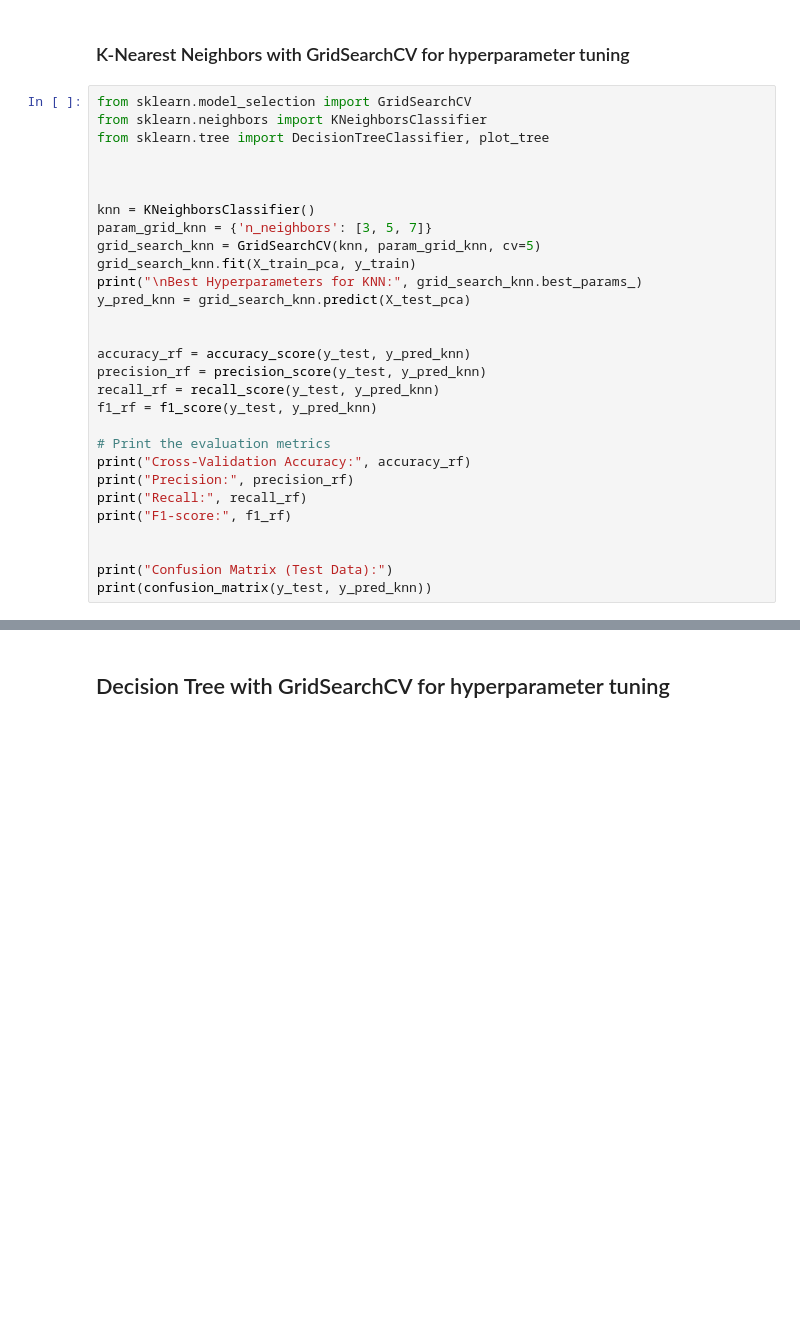
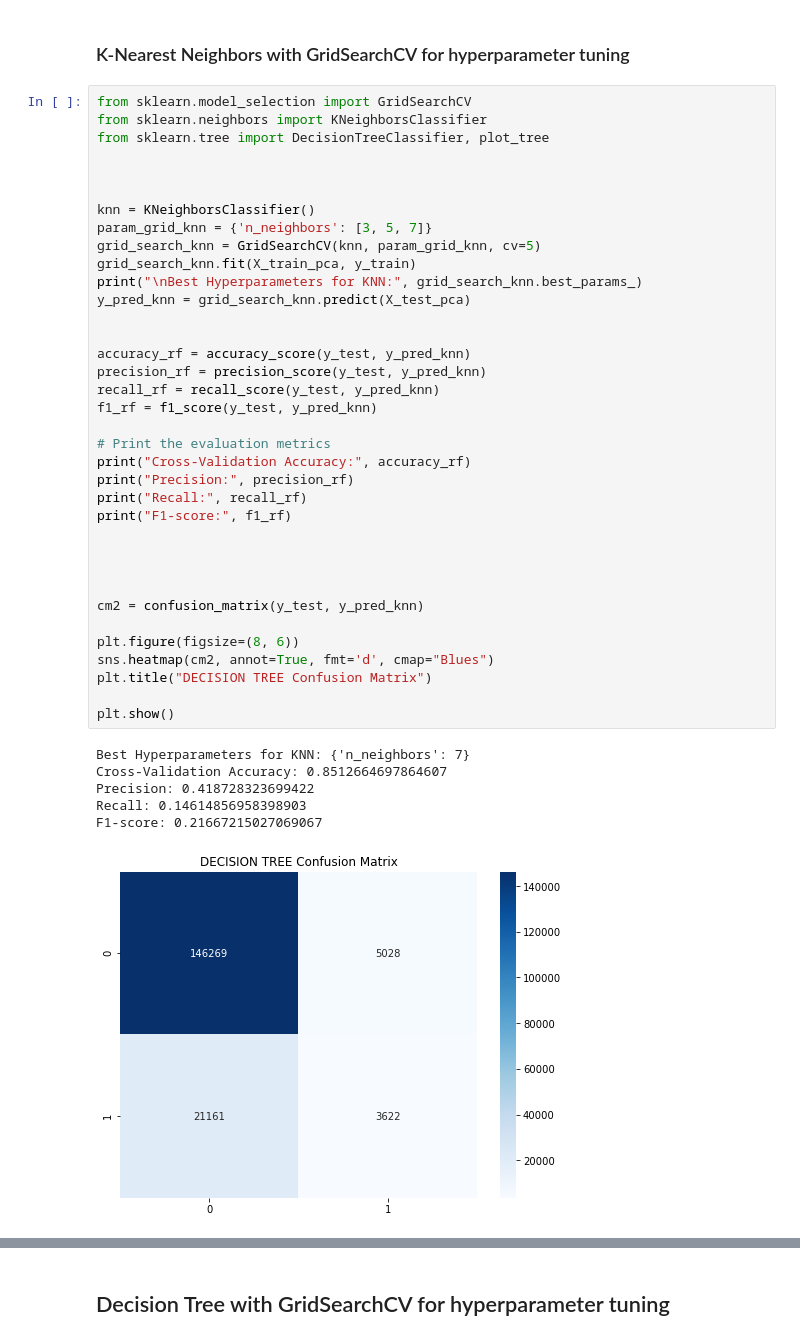
Before and after one commit to Cynthia-Njambi/City-of-Chicago-Traffic-Crashes-Project, a Jupyter notebook: groups/aggrey.ipynb, the cells around one changed output, grey strips where cells are left out. Saved outputs shown, nothing was run; the diff lists cells and outputs as text; blank space fills up the shorter version.

```diff
--- a/groups/aggrey.ipynb
+++ b/groups/aggrey.ipynb
@@ -361,32 +361,46 @@ plt.show()
 # %%
 from sklearn.model_selection import GridSearchCV
 from sklearn.neighbors import KNeighborsClassifier
 from sklearn.tree import DecisionTreeClassifier, plot_tree
 
 
 
 knn = KNeighborsClassifier()
 param_grid_knn = {'n_neighbors': [3, 5, 7]}
 grid_search_knn = GridSearchCV(knn, param_grid_knn, cv=5)
 grid_search_knn.fit(X_train_pca, y_train)
 print("\nBest Hyperparameters for KNN:", grid_search_knn.best_params_)
 y_pred_knn = grid_search_knn.predict(X_test_pca)
 
 
 accuracy_rf = accuracy_score(y_test, y_pred_knn)
 precision_rf = precision_score(y_test, y_pred_knn)
 recall_rf = recall_score(y_test, y_pred_knn)
 f1_rf = f1_score(y_test, y_pred_knn)
 
 # Print the evaluation metrics
 print("Cross-Validation Accuracy:", accuracy_rf)
 print("Precision:", precision_rf)
 print("Recall:", recall_rf)
 print("F1-score:", f1_rf)
 
 
-print("Confusion Matrix (Test Data):")
-print(confusion_matrix(y_test, y_pred_knn))
+
+
+cm2 = confusion_matrix(y_test, y_pred_knn)
+
+plt.figure(figsize=(8, 6))
+sns.heatmap(cm2, annot=True, fmt='d', cmap="Blues")
+plt.title("DECISION TREE Confusion Matrix")
+
+plt.show()
+# %% [output]
+Best Hyperparameters for KNN: {'n_neighbors': 7}
+Cross-Validation Accuracy: 0.8512664697864607
+Precision: 0.418728323699422
+Recall: 0.14614856958398903
+F1-score: 0.21667215027069067
+[figure, added]
 # %%
 y_prob_knn = grid_search_knn.predict_proba(X_test_pca)[:, 1]
 
```
Also changed, not shown: parts of 14 cells of this notebook.
